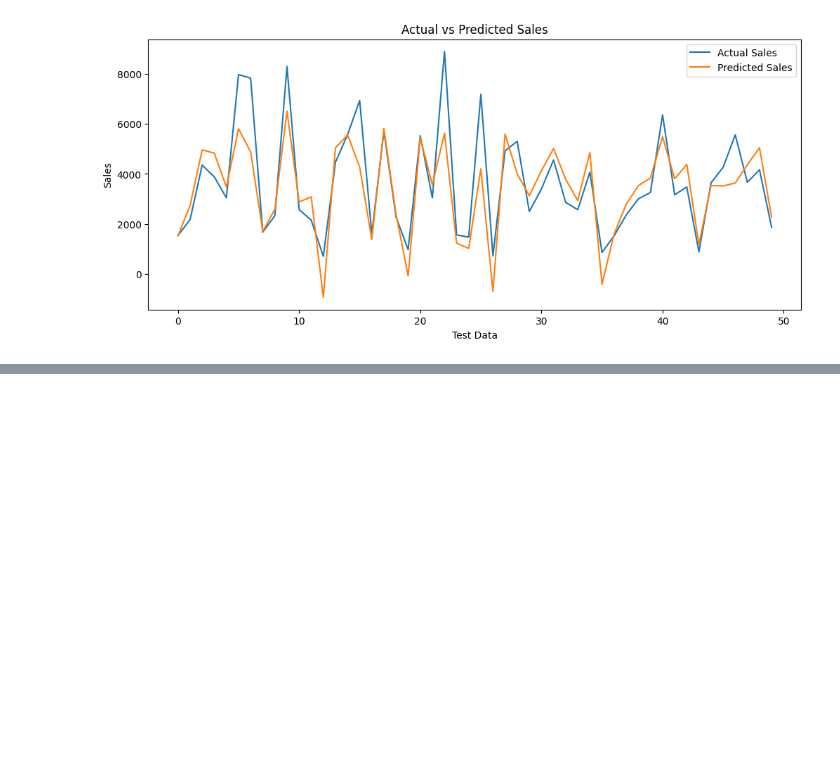
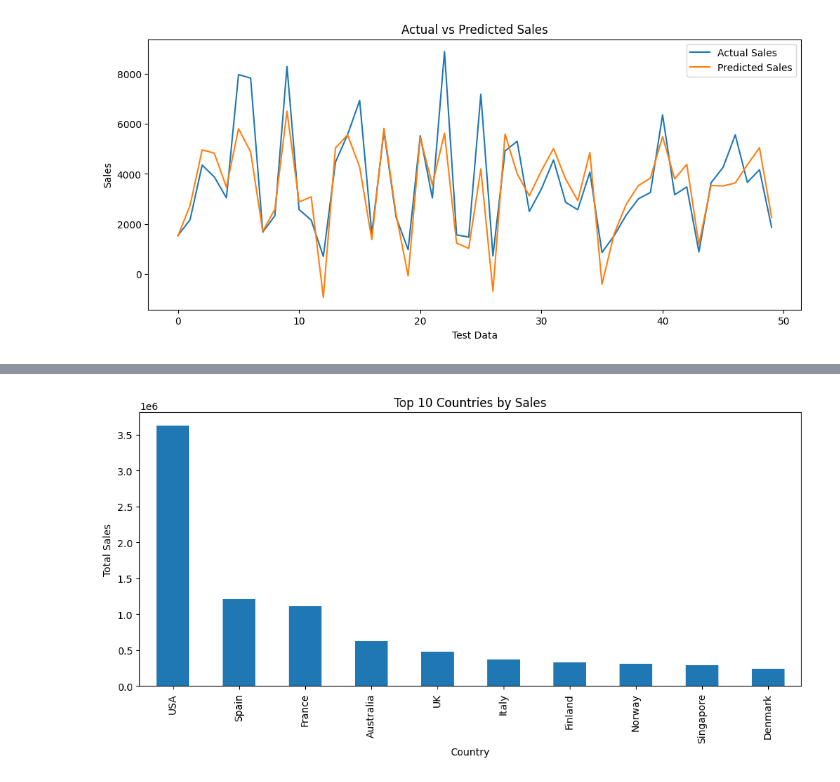
Before and after one commit to VadaboinaSowjanya/FUTURE_ML_01, a Jupyter notebook: notebook/sales_forecasting.ipynb, the cells around one changed output, grey strips where cells are left out. Saved outputs shown, nothing was run; the diff lists cells and outputs as text; code cells hidden in the pictures; blank space fills up the shorter version.

```diff
--- a/notebook/sales_forecasting.ipynb
+++ b/notebook/sales_forecasting.ipynb
@@ -202,0 +216,13 @@ plt.show()
+# %%
+country_sales = df.groupby('COUNTRY')['SALES'].sum().sort_values(ascending=False).head(10)
+
+plt.figure(figsize=(12,5))
+country_sales.plot(kind='bar')
+
+plt.title("Top 10 Countries by Sales")
+plt.xlabel("Country")
+plt.ylabel("Total Sales")
+
+plt.show()
+# %% [output]
+[figure, added]
```
Also changed, not shown: parts of 3 cells of this notebook, 6 other files.
